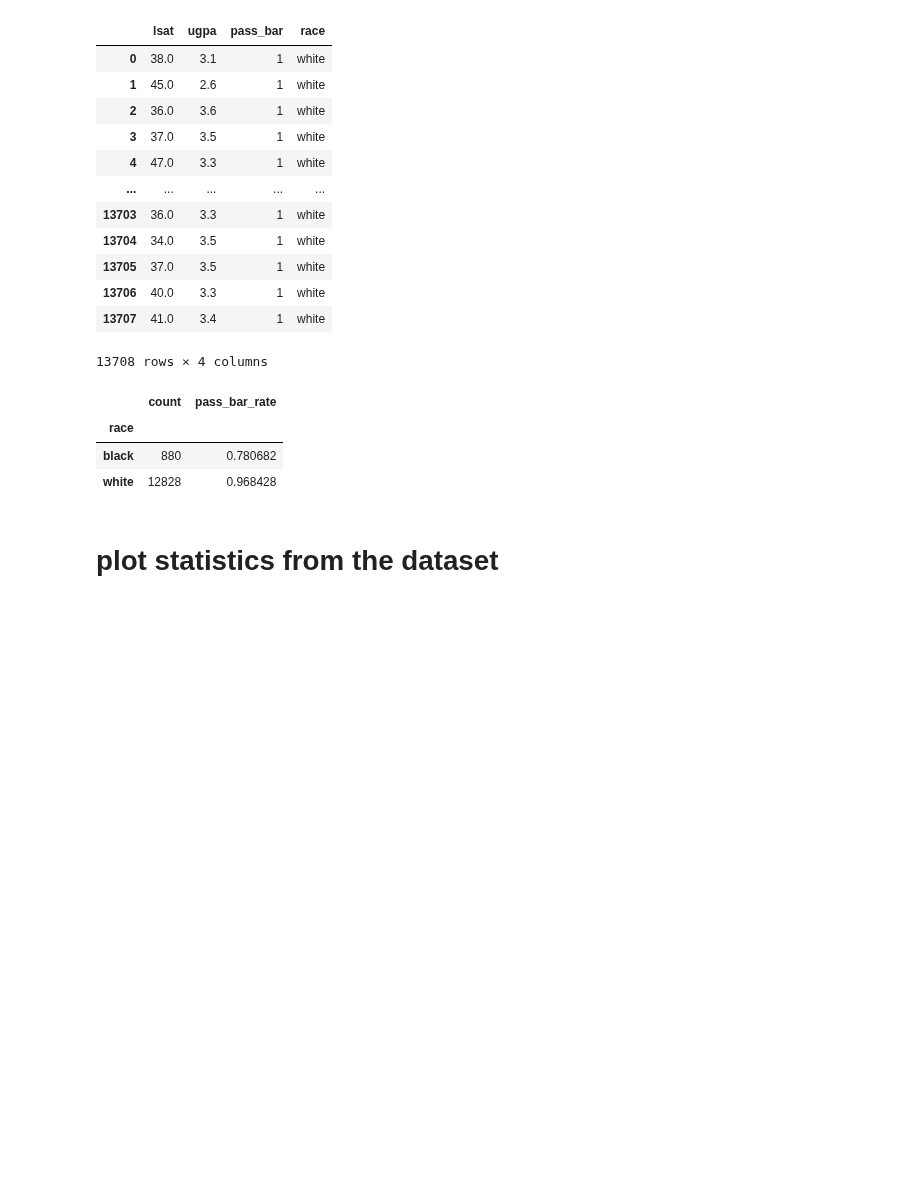
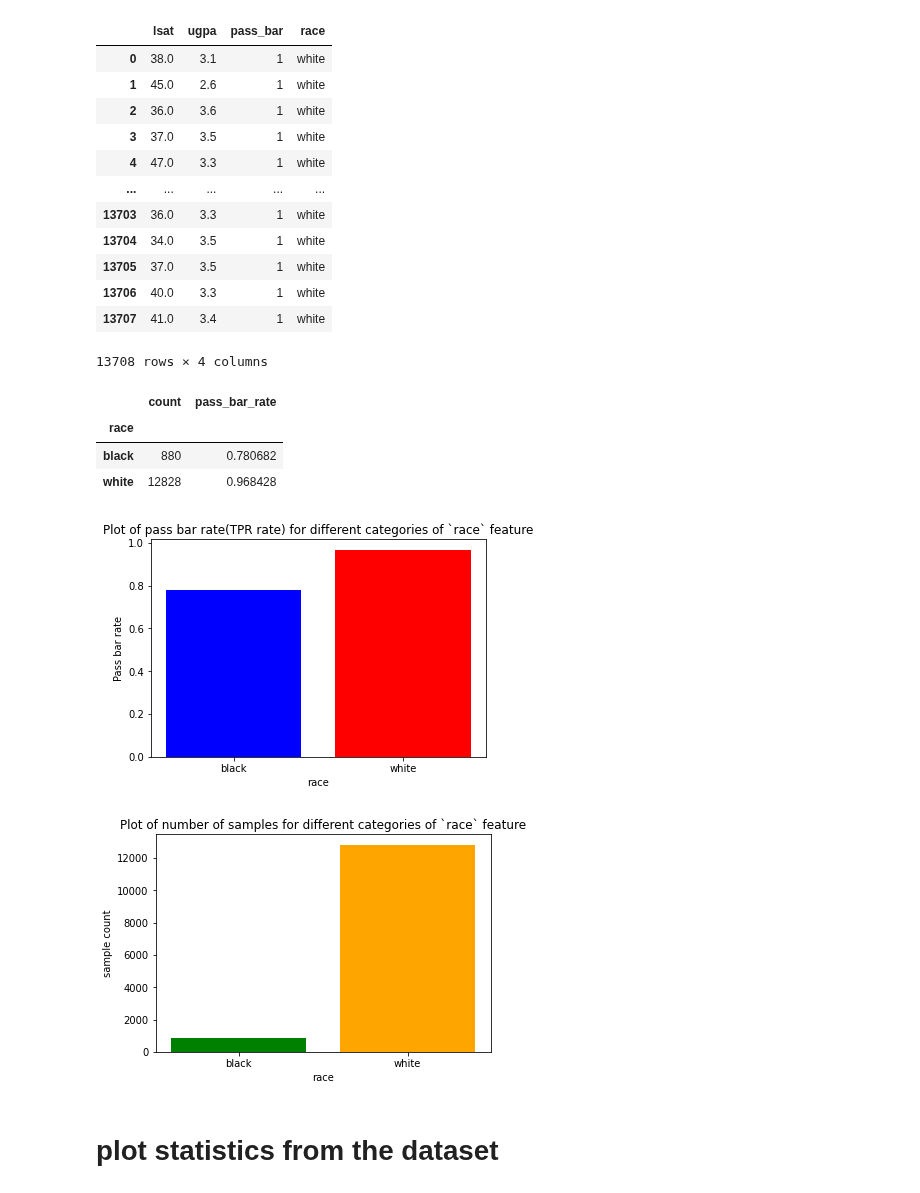
Before and after one commit to hannanabdul55/seldonian-fairness, a Jupyter notebook: week6.ipynb, the cells around one changed output. Saved outputs shown, nothing was run; the diff lists cells and outputs as text; code cells hidden in the pictures; blank space fills up the shorter version.

```diff
--- a/week6.ipynb
+++ b/week6.ipynb
@@ -103,19 +103,31 @@ def plot_and_compare_cdfs(data, A, num_bins=100, loc='best'):
 # %%
 all_train_grouped = all_train.groupby('race')
 
 counts_by_race = all_train_grouped[['lsat']].count().rename(
     columns={'lsat': 'count'})
 
 rates_by_race = all_train_grouped[['pass_bar']].mean().rename(
     columns={'pass_bar': 'pass_bar_rate'})
 
 summary_by_race = pd.concat([counts_by_race, rates_by_race], axis=1)
 display(summary_by_race)
+plt.bar(summary_by_race.index, summary_by_race['pass_bar_rate'], color=['blue', 'red', 'green', 'black', 'cyan'])
+plt.xlabel('race')
+plt.ylabel('Pass bar rate')
+plt.title('Plot of pass bar rate(TPR rate) for different categories of `race` feature')
+plt.show()
+plt.bar(summary_by_race.index, summary_by_race['count'], color=['green', 'orange'])
+plt.xlabel('race')
+plt.ylabel('sample count')
+plt.title('Plot of number of samples for different categories of `race` feature')
+plt.show()
 # %% [output]
 |  | count | pass_bar_rate |
 | race |  |  |
 | black | 880 | 0.780682 |
 | white | 12828 | 0.968428 |
+[figure, added]
+[figure, added]
 # %% [markdown]
 # plot statistics from the dataset
 # %%
```
Also changed, not shown: parts of 11 cells of this notebook, 7 other files.
